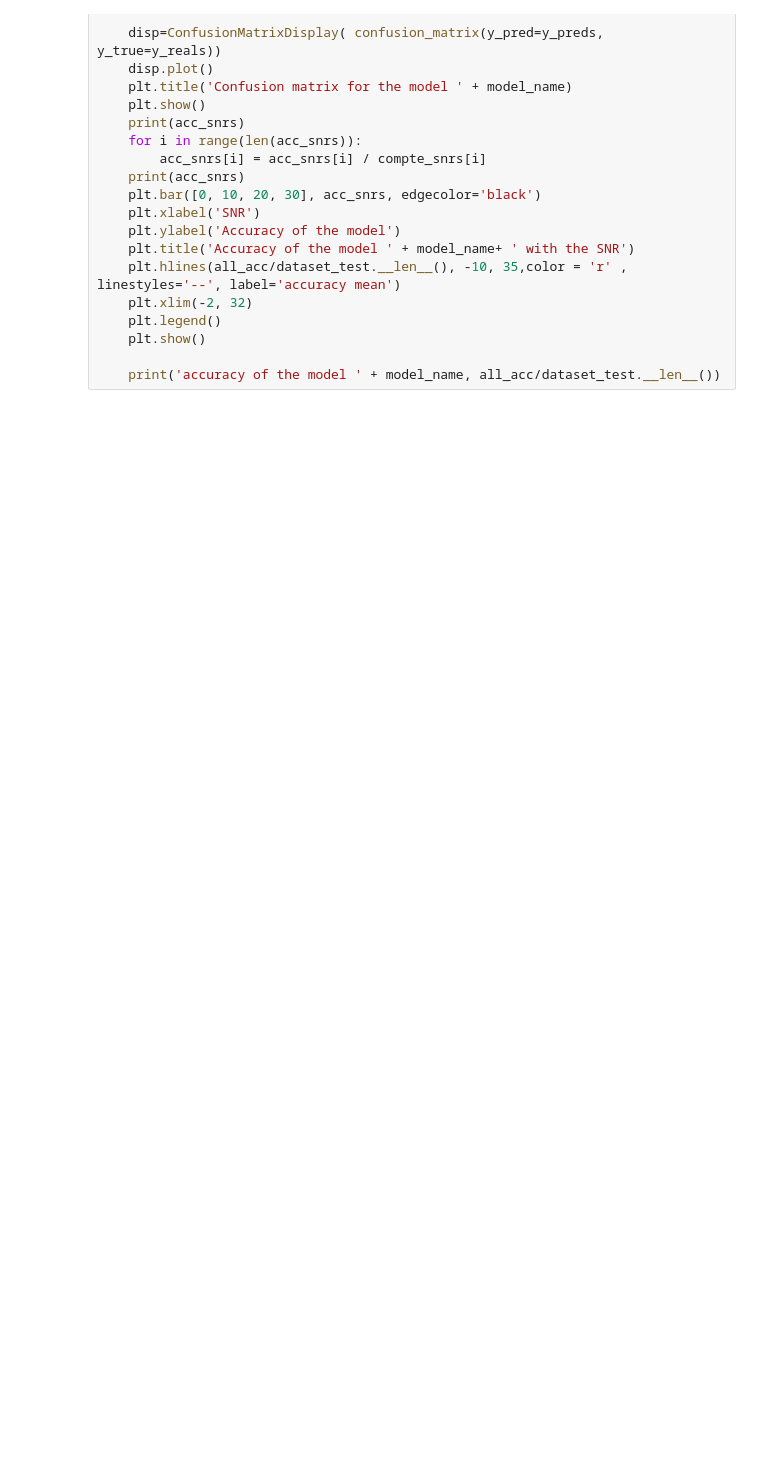
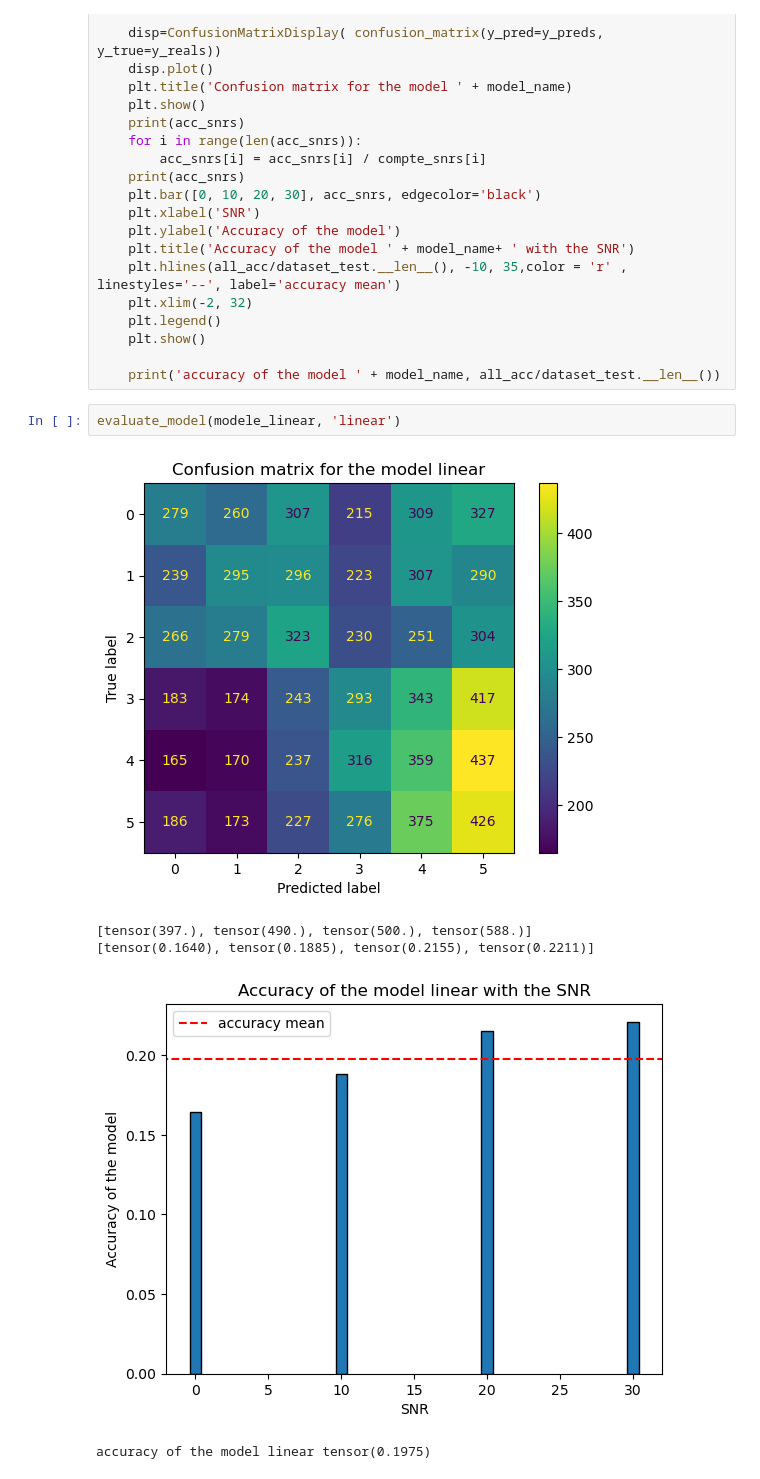
Before and after one commit to gregoirebechade/MVA_bis, a Jupyter notebook: signal_processing/TP3/dlts_tp3.ipynb, the cells around one changed output. Cells and saved outputs as stored; diff of their text form; blank space fills up the shorter version.

```diff
--- a/signal_processing/TP3/dlts_tp3.ipynb
+++ b/signal_processing/TP3/dlts_tp3.ipynb
@@ -743,6 +748,14 @@ def evaluate_model(model, model_name):
     plt.show()
 
     print('accuracy of the model ' + model_name, all_acc/dataset_test.__len__())
+# %%
+evaluate_model(modele_linear, 'linear')
+# %% [output]
+[figure, added]
+[tensor(397.), tensor(490.), tensor(500.), tensor(588.)]
+[tensor(0.1640), tensor(0.1885), tensor(0.2155), tensor(0.2211)]
+[figure, added]
+accuracy of the model linear tensor(0.1975)
 # %%
 evaluate_model(modele_rnn, 'RNN')
 # %% [output]
```
Also changed, not shown: parts of 13 cells of this notebook, 6 other files.
